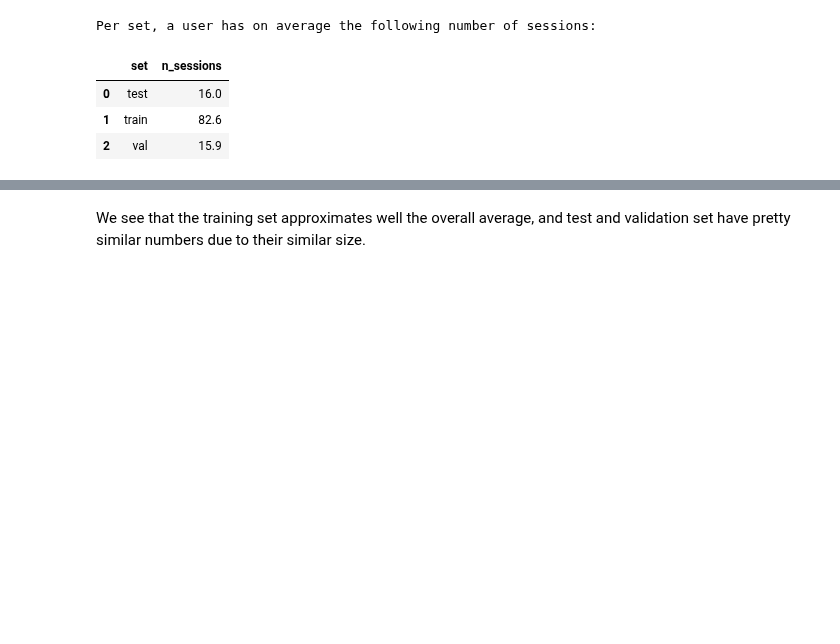
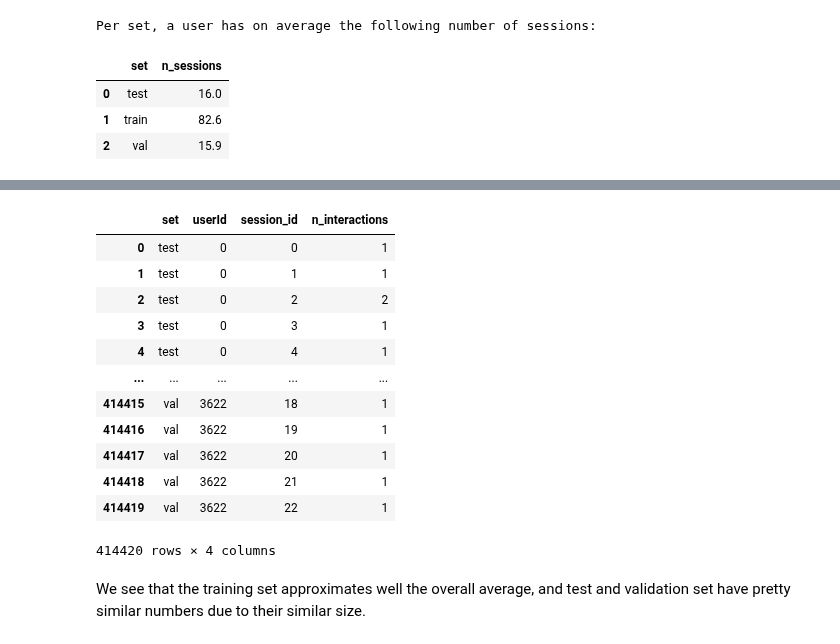
Before and after one commit to Laura-Legat/Practical-Work-AI, a Jupyter notebook: dataset_analysis.ipynb, the cells around one changed output, grey strips where cells are left out. Saved outputs shown, nothing was run; the diff lists cells and outputs as text; code cells hidden in the pictures; blank space fills up the shorter version.

```diff
--- a/dataset_analysis.ipynb
+++ b/dataset_analysis.ipynb
@@ -330,3 +368,20 @@ Per set, a user has on average the following number of sessions:
+# %%
+interactions_per_session_count = sessionized_df.groupby(['set', 'userId', 'session_id']).size().reset_index(name='n_interactions')
+avg_interactions_per_session = interactions_per_session_count
+# %% [output]
+|  | set | userId | session_id | n_interactions |
+| 0 | test | 0 | 0 | 1 |
+| 1 | test | 0 | 1 | 1 |
+| 2 | test | 0 | 2 | 2 |
+| 3 | test | 0 | 3 | 1 |
+| 4 | test | 0 | 4 | 1 |
+| ... | ... | ... | ... | ... |
+| 414415 | val | 3622 | 18 | 1 |
+| 414416 | val | 3622 | 19 | 1 |
+| 414417 | val | 3622 | 20 | 1 |
+| 414418 | val | 3622 | 21 | 1 |
+| 414419 | val | 3622 | 22 | 1 |
+414420 rows × 4 columns
 # %% [markdown]
 We see that the training set approximates well the overall average, and test and validation set have pretty similar numbers due to their similar size.
 # %%
```
Also changed, not shown: parts of 8 cells of this notebook.
